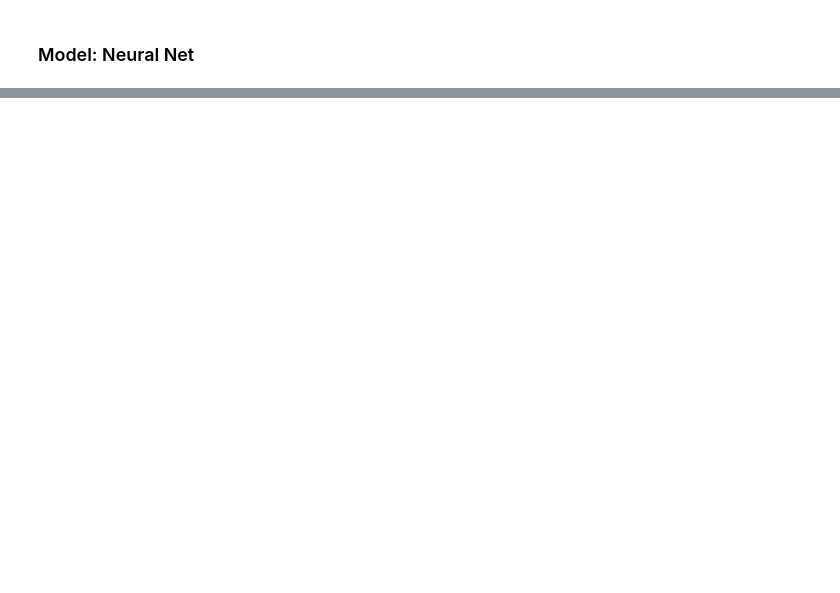
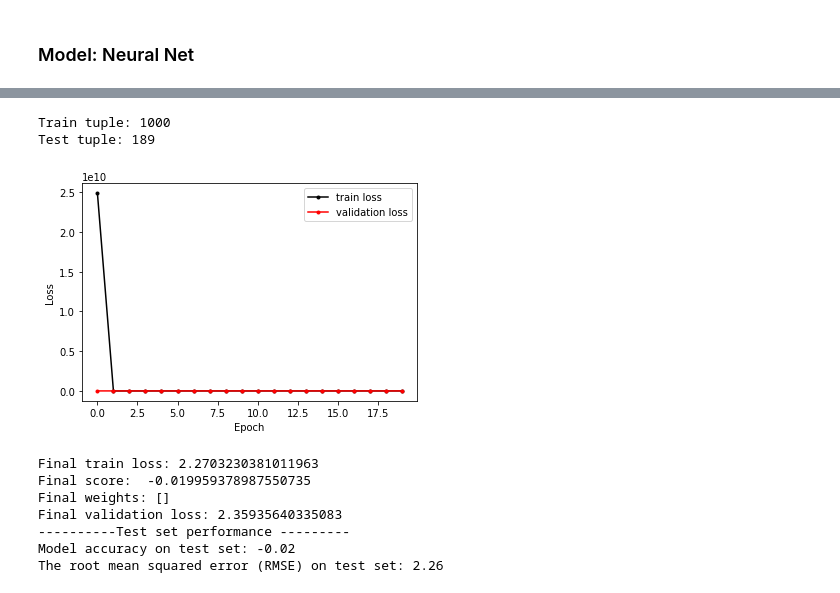
Before and after one commit to maxencefrenette/youtube-views-predictor, a Jupyter notebook: src/models/models-thumbnail.ipynb, the cells around one changed output, grey strips where cells are left out. Drawn from its saved outputs; the diff is of its cells as text; code cells hidden in the pictures; blank space fills up the shorter version.

```diff
--- a/src/models/models-thumbnail.ipynb
+++ b/src/models/models-thumbnail.ipynb
@@ -562,12 +584,12 @@ tpot_model_1 = RandomForestRegressor(
     n_estimators=100
 )
 
-tpot_model_1.fit(X_train, y_yt_train)
+tpot_model_1.fit(X_train, y_train)
 
 # Print Coefficient of determination R^2
-print(f"Model Accuracy: {tpot_model_1.score(X_test, y_yt_test):.2f}")
+print(f"Model Accuracy: {tpot_model_1.score(X_test, y_test):.2f}")
 
 # Create the mean squared error
-rmse_tpot_model_1 = np.sqrt(mean_squared_error(y_yt_test, tpot_model_1.predict(X_test)))
+rmse_tpot_model_1 = np.sqrt(mean_squared_error(y_test, tpot_model_1.predict(X_test)))
 print(f"The root mean squared error (RMSE) on test set: {rmse_tpot_model_1:.2f}")
 # %% [output]
@@ -605,0 +697,2 @@ plt.show()
+# %%
+images = preprocess_data(IMAGE_PATH)
@@ -605,0 +703,17 @@ plt.show()
+# %%
+train_tuple = ([], []) # tuple for train set
+test_tuple = ([], []) # tuple for test set
+
+for i in range(len(images[1])):
+    if images[1][i] in X_yt_train['video_id'].to_list():
+        train_tuple[0].append(images[0][i])
+        train_tuple[1].append(images[1][i])
+    else:
+        test_tuple[0].append(images[0][i])
+        test_tuple[1].append(images[1][i])
+
+print("Train tuple:", len(train_tuple[0]))
+print("Test tuple:", len(test_tuple[0]))
+# %% [output]
+Train tuple: 1000
+Test tuple: 189
@@ -605,0 +730,17 @@ plt.show()
+# %%
+
+# Create a dictionary that maps each video ID to its desired index in the sorted DataFrame
+index_dict = {test_tuple[1][i]: i for i in range(len(test_tuple[1]))}
+
+# Add a new column to X_train that contains the desired index for each video ID
+X_test['index'] = X_test['video_id'].map(index_dict)
+
+# Sort X_train by the 'index' column and drop the temporary column
+X_test = X_test.sort_values('index').drop('index', axis=1)
+# %%
+X_train = X_train.select_dtypes(exclude=["object",'datetime64[ns, UTC]'])
+X_test = X_test.select_dtypes(exclude=["object",'datetime64[ns, UTC]'])
+X_train = X_train.drop(columns = [col for col in X_train.columns if col.startswith('pixel')])
+X_test = X_test.drop(columns = [col for col in X_test.columns if col.startswith('pixel')])
+X_train = X_train.drop(columns = [col for col in X_train.columns if col.startswith('label')])
+X_test = X_test.drop(columns = [col for col in X_test.columns if col.startswith('label')])
@@ -605,0 +790,29 @@ plt.show()
+# %%
+model = build_cnn_model(input_shape=np.array(train_tuple[0]).shape[1:4],num_stats_features=len(X_train.columns), learning_rate=.1)
+
+history = model.fit(
+  x = [np.array(train_tuple[0]),np.array(X_train)],
+  y = y_yt_train,
+  validation_split=0.1,  # use 10% of the examples as a validation set
+  epochs=20,
+  batch_size=200,
+  verbose=0)
+
+plot_loss(model, history)
+
+# calculate model prediction rmse for test data
+test_rmse = model.evaluate([np.array(test_tuple[0]),np.array(X_test)],
+                             y_yt_test,
+                             verbose=0)
+print('----------Test set performance ---------')
+print("Model accuracy on test set: {:.2f}".format(test_rmse[1]))
+print("The root mean squared error (RMSE) on test set: {:.2f}".format(test_rmse[0]))
+# %% [output]
+[figure, added]
+Final train loss: 2.2703230381011963
+Final score:  -0.019959378987550735
+Final weights: []
+Final validation loss: 2.35935640335083
+----------Test set performance ---------
+Model accuracy on test set: -0.02
+The root mean squared error (RMSE) on test set: 2.26
```
Also changed, not shown: parts of 27 cells of this notebook.
